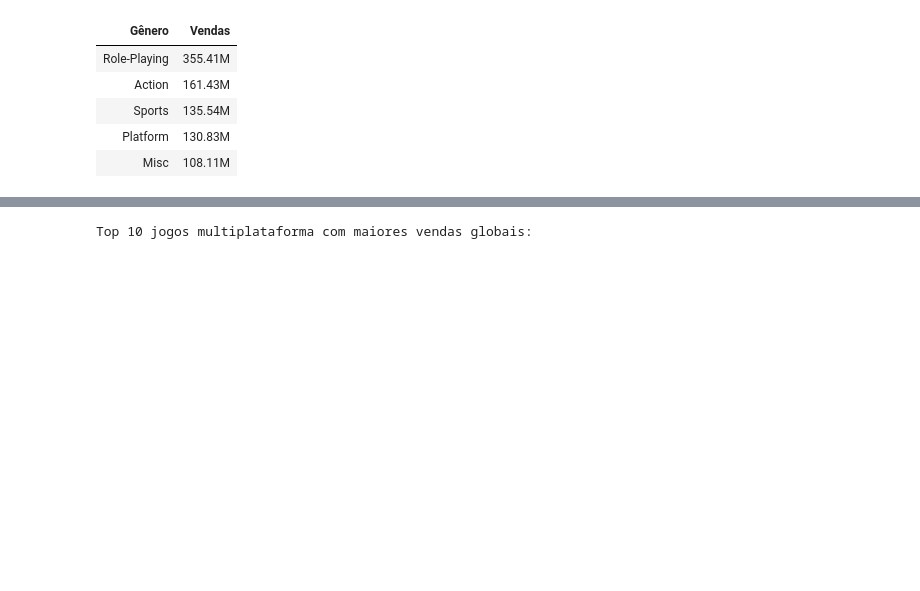
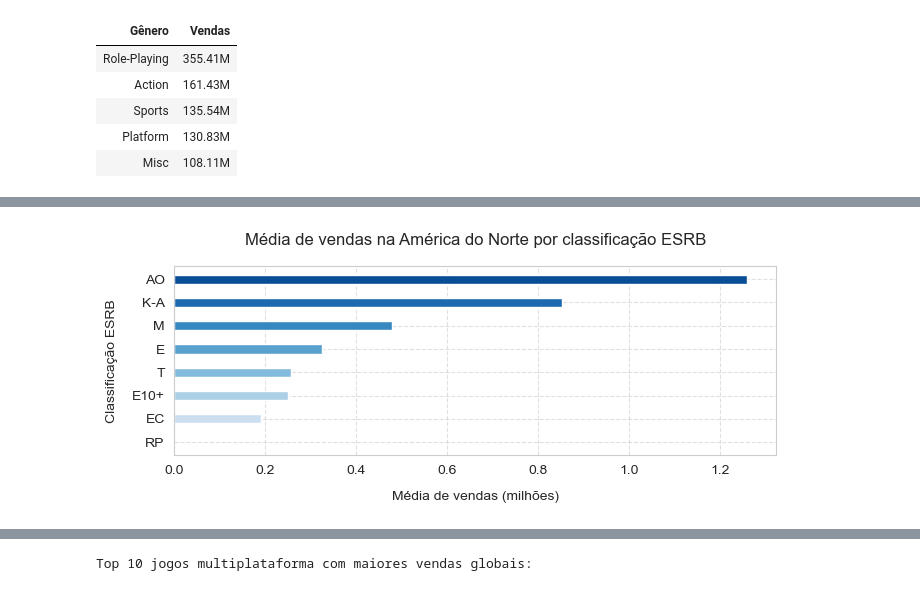
Before and after one commit to raimirsilva/Ice-games-sales-analysis, a Jupyter notebook: Ice_games_analysis.ipynb, the cells around one changed output, grey strips where cells are left out. Drawn from its saved outputs; the diff is of its cells as text; code cells hidden in the pictures; blank space fills up the shorter version.

Commit message:
Conclusões sobre perfil de usuário por região e esboço de análise das classificações ESRB

```diff
--- a/Ice_games_analysis.ipynb
+++ b/Ice_games_analysis.ipynb
@@ -1630,0 +1737,34 @@ trazer as conclusoes dos 5 principais generos
+# %%
+# Visualizando vendas NA por classificação ESRB
+plt.figure(figsize=(7, 3))
+sns.set_style('whitegrid')
+
+mean_sales_by_rating = (
+    final_df_sales
+    .groupby('rating', dropna=True)['na_sales']
+    .mean()
+    .reset_index()
+    .sort_values('na_sales', ascending=True)
+)
+
+palette = sns.color_palette('Blues', n_colors=len(mean_sales_by_rating))
+
+ax = plt.gca()
+ax.barh(
+    mean_sales_by_rating['rating'],
+    mean_sales_by_rating['na_sales'],
+    color=palette,
+    height=0.4
+)
+
+plt.title('Média de vendas na América do Norte por classificação ESRB', fontsize=12, pad=15)
+plt.xlabel('Média de vendas (milhões)', fontsize=10, labelpad=10)
+plt.ylabel('Classificação ESRB', fontsize=10, labelpad=10)
+
+plt.grid(True, linestyle='--', alpha=0.6)
+
+plt.tight_layout()
+print()
+plt.show()
+# %% [output]
+[figure, added]
```
Also changed, not shown: parts of 14 cells of this notebook.
